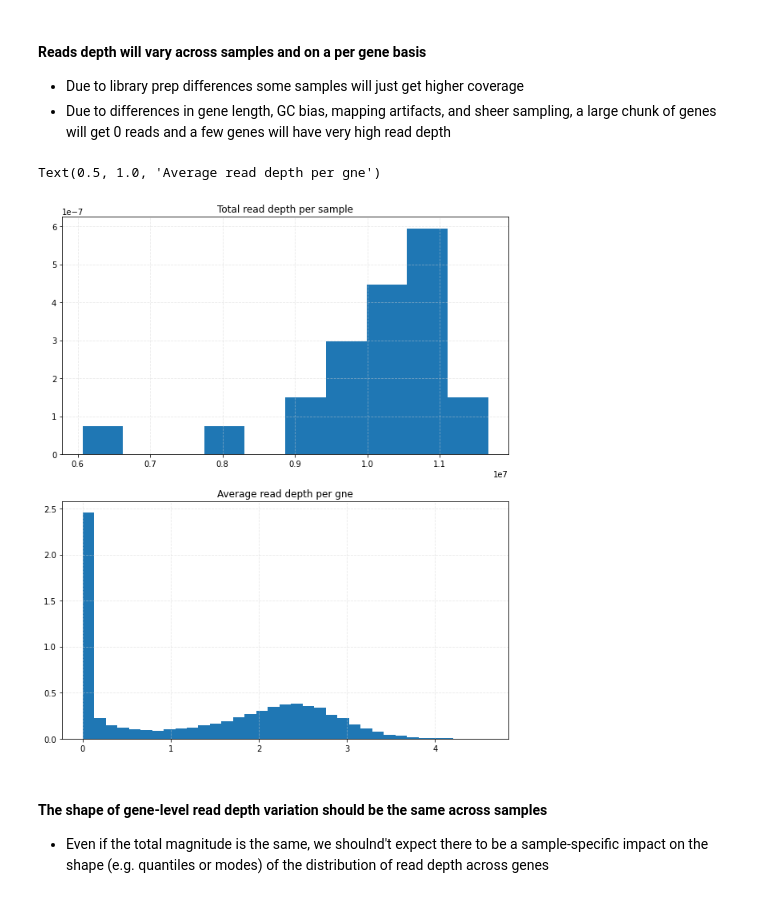
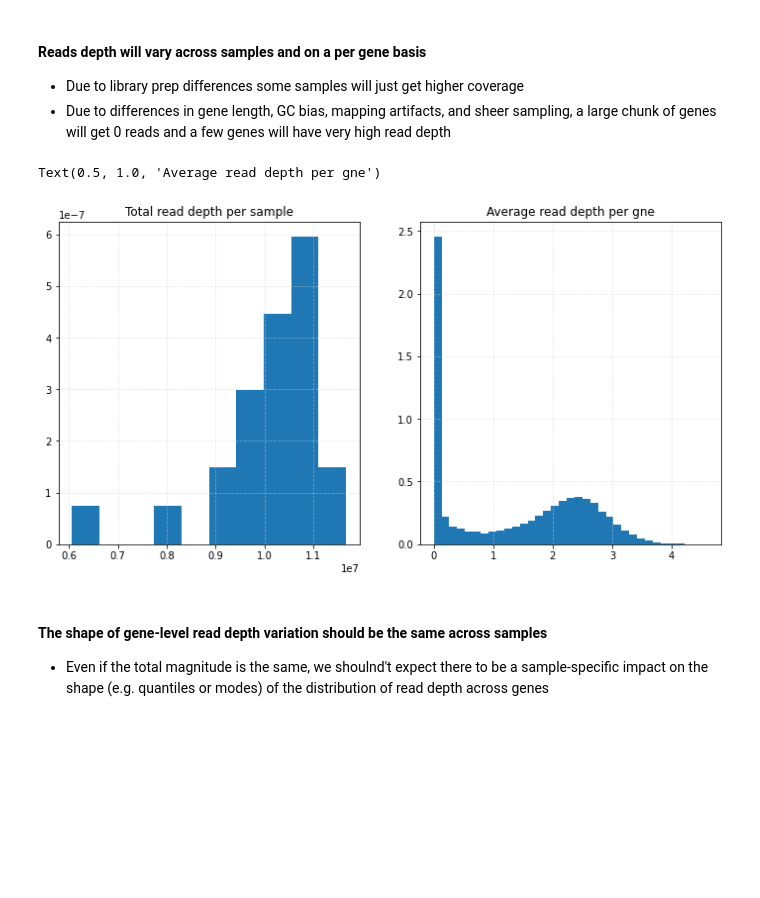
Before and after one commit to ssoi/sameersoi.com, a Jupyter notebook: content/bayesian_workflow_rna-seq.ipynb, the cells around one changed output. Saved outputs shown, nothing was run; the diff lists cells and outputs as text; code cells hidden in the pictures; blank space fills up the shorter version.

```diff
--- a/content/bayesian_workflow_rna-seq.ipynb
+++ b/content/bayesian_workflow_rna-seq.ipynb
@@ -51,3 +58,4 @@ warnings.filterwarnings('ignore')
 warnings.simplefilter(action='ignore', category=FutureWarning)
 # %%
 RNASEQ_DATA_URL = "https://raw.githubusercontent.com/ucdavis-bioinformatics-training/2018-June-RNA-Seq-Workshop/master/thursday/all_counts.txt"
+rnaseq_data, metadata_cols, gene_cols = get_rnaseq_data(RNASEQ_DATA_URL)
@@ -62,8 +62 @@ rnaseq_df = (
-# %%
-rnaseq_df["cultivar"] = [s[0:1] if s.startswith("C") else s[0:2] for s in rnaseq_df["sample_id"]]
-rnaseq_df["replicate"] = rnaseq_df["sample_id"].str[-1]
-rnaseq_df["time"] = [s[1:-1] if s.startswith("C") else s[2:-1] for s in rnaseq_df["sample_id"]]
-
-metadata_cols = ["sample_id", "cultivar", "replicate", "time"]
-gene_cols = [col for col in rnaseq_df if not col in metadata_cols]
 # %%
@@ -85,20 +78,20 @@ What are somethings we think should be true? Do they hold?
 * Due to library prep differences some samples will just get higher coverage
 * Due to differences in gene length, GC bias, mapping artifacts, and sheer sampling, a large chunk of genes will get 0 reads and a few genes will have very high read depth
 # %%
-plt.figure(figsize=(10, 12))
+plt.figure(figsize=(12, 6))
 
-plt.subplot(2, 1, 1)
-plt.hist(rnaseq_df[gene_cols].sum(axis=1), density=True)
+plt.subplot(1, 2, 1)
+plt.hist(rnaseq_data[gene_cols].sum(axis=1), density=True)
 plt.grid(linestyle="--", color="lightgray", alpha=0.5)
 plt.title("Total read depth per sample")
 
-plt.subplot(2, 1, 2)
-plt.hist(np.log10(1 + rnaseq_df[gene_cols]).mean(axis=0), bins=35, density=True)
+plt.subplot(1, 2, 2)
+plt.hist(np.log10(1 + rnaseq_data[gene_cols]).mean(axis=0), bins=35, density=True)
 plt.grid(linestyle="--", color="lightgray", alpha=0.5)
 plt.title("Average read depth per gne")
 # %% [output]
 Text(0.5, 1.0, 'Average read depth per gne')
-[figure, old version]
+[figure, new version]
 # %% [markdown]
 #### The shape of gene-level read depth variation should be the same across samples
 * Even if the total magnitude is the same, we shoulnd't expect there to be a sample-specific impact on the shape (e.g. quantiles or modes) of the distribution of read depth across genes
```
Also changed, not shown: parts of 3 cells of this notebook.
